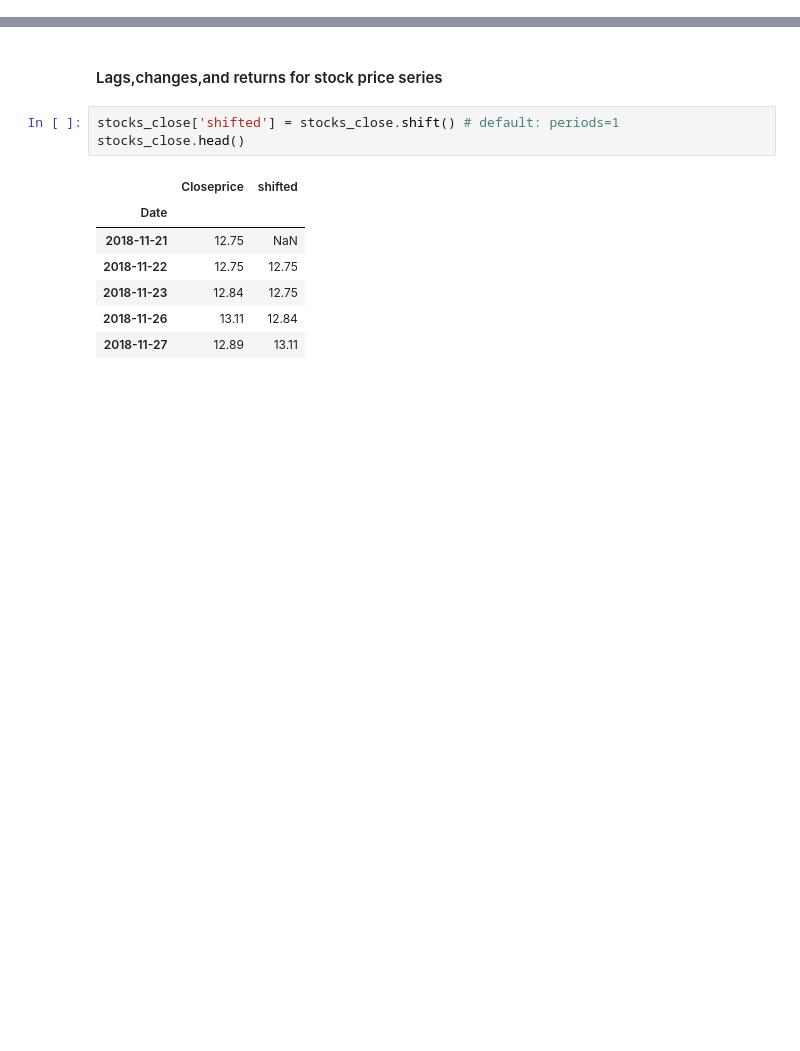
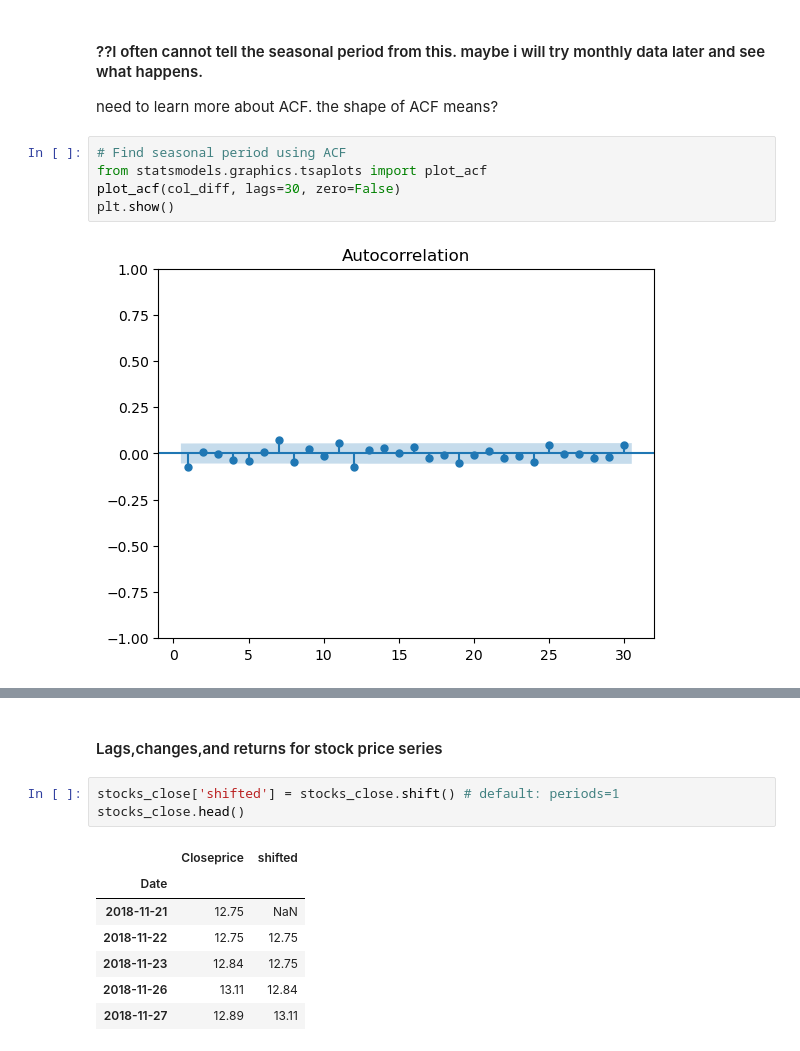
Before and after one commit to VeraLyu2022/iod, a Jupyter notebook: project 2/colesstocks.ipynb, the cells around one changed output, grey strips where cells are left out. Saved outputs shown, nothing was run; the diff lists cells and outputs as text; blank space fills up the shorter version.

```diff
--- a/project 2/colesstocks.ipynb
+++ b/project 2/colesstocks.ipynb
@@ -145,0 +167,10 @@ memory usage: 20.5 KB
+# %% [markdown]
+#### ??I often cannot tell the seasonal period from this. maybe i will try monthly data later and see what happens.
+need to learn more about ACF. the shape of ACF means?
+# %%
+# Find seasonal period using ACF
+from statsmodels.graphics.tsaplots import plot_acf
+plot_acf(col_diff, lags=30, zero=False)
+plt.show()
+# %% [output]
+[figure, added]
```
Also changed, not shown: parts of 48 cells of this notebook, 9 other files.
